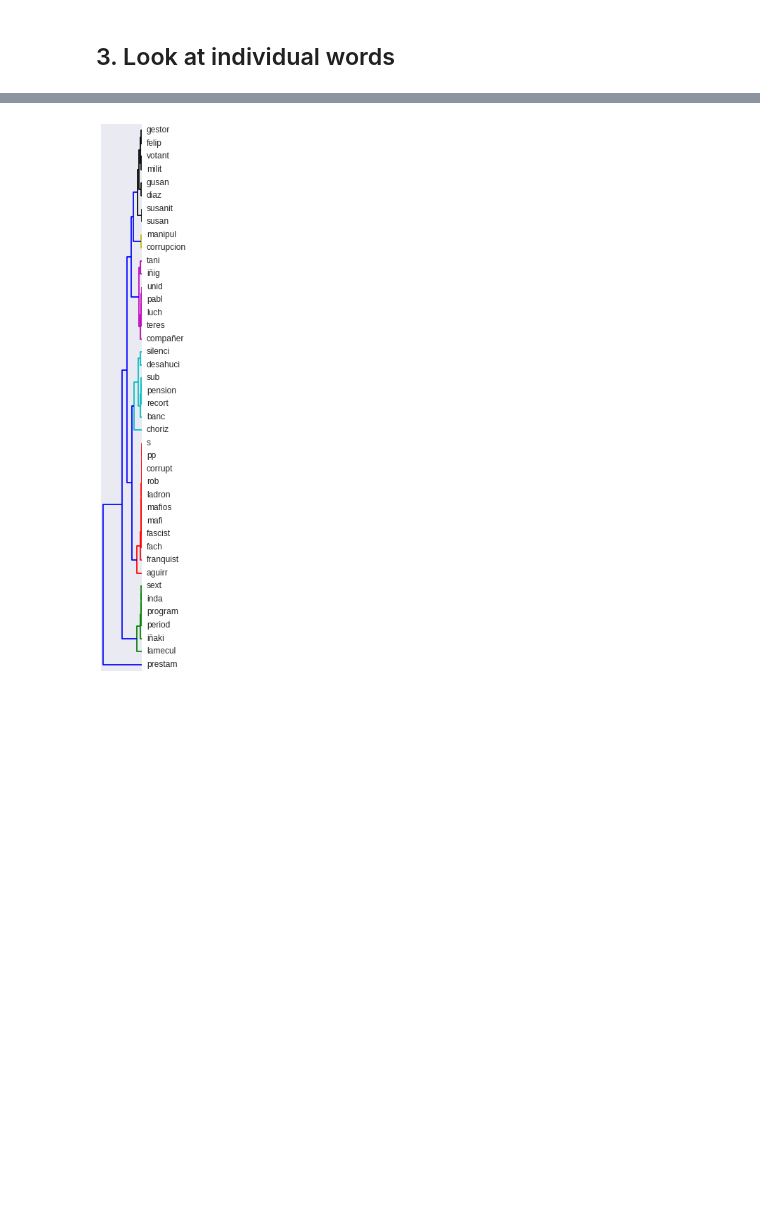
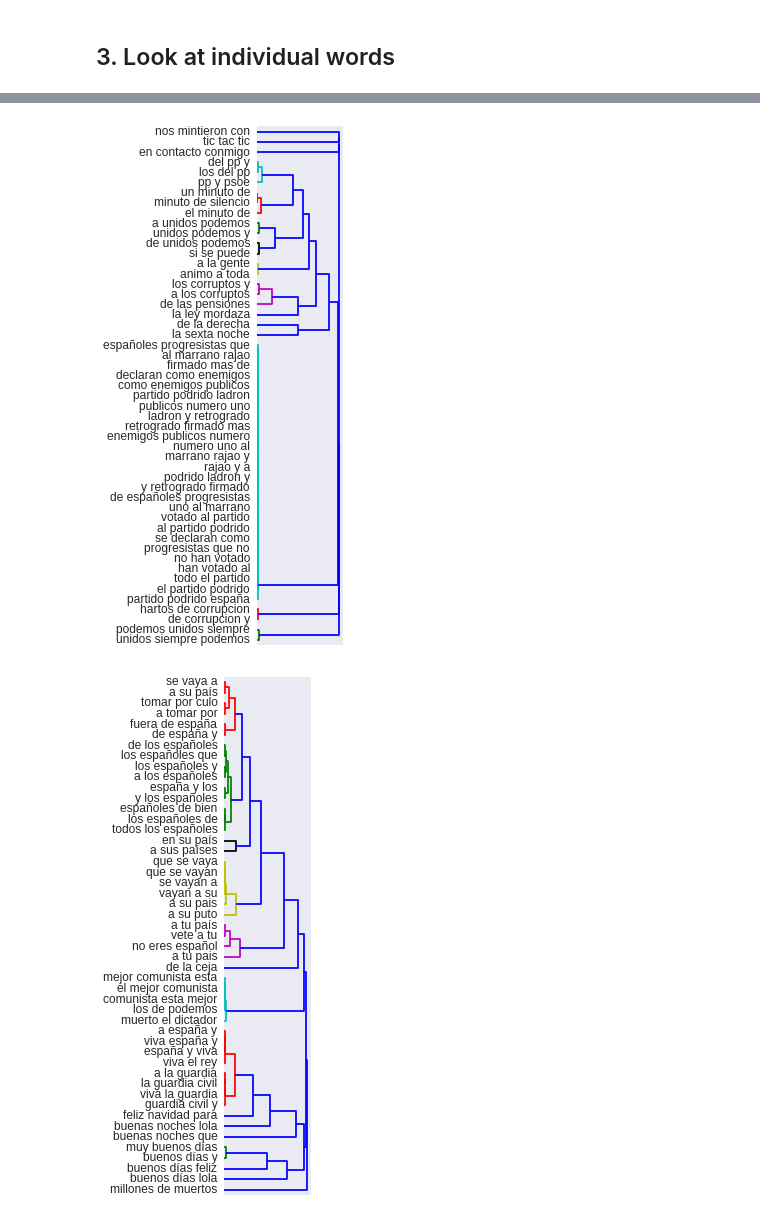
Before and after one commit to palmerabollo/facebook-group-crawler, a Jupyter notebook: analysis/Analysis_words.ipynb, the cells around one changed output, grey strips where cells are left out. Drawn from its saved outputs; the diff is of its cells as text; code cells hidden in the pictures; blank space fills up the shorter version.

Commit message:
n_groups instead of 2

```diff
--- a/analysis/Analysis_words.ipynb
+++ b/analysis/Analysis_words.ipynb
@@ -165,9 +254,11 @@ def study_coocur(mess,vocab,threshold=0.4):
 left_words,left_messages = return_words("../data/left_comments.txt",stemming=True)
 right_words,right_messages = return_words("../data/right_comments.txt",stemming=True)
 
+list_words_by_tag = [left_words,right_words]
 #All real words in each comment (one string per comment)
 left_mess = [" ".join(lm) for lm in left_messages]
 right_mess = [" ".join(rm) for rm in right_messages]
+list_messages_by_tag = [left_mess,right_mess]
 # %% [markdown]
 ## 3. Look at individual words
 # %%
@@ -183,0 +282,8 @@ right_vocab_iw = sorted(list(merged_df_limit_iw.loc[merged_df_limit_iw["perc_lef
+# %%
+#trigrams
+left_trigrams = [" ".join(lm[i:i+3]) for lm in left_messages for i in range(len(lm)-3)]
+right_trigrams = [" ".join(lm[i:i+3]) for lm in right_messages for i in range(len(lm)-3)]
+list_trigrams_by_tag = [left_trigrams,right_trigrams]
+merged_df_tri,list_tags = merge_words(list_trigrams_by_tag,list_tags=["left","right"])
+merged_df_limit_tri = get_prominence(merged_df_tri,list_tags)
+plot(merged_df_limit_tri,list_tags,"Set1")
@@ -184,4 +293,5 @@ right_vocab_iw = sorted(list(merged_df_limit_iw.loc[merged_df_limit_iw["perc_lef
 # %%
-left_groups_iw = study_coocur(left_mess,left_vocab_iw,0.2)
+all_groups = study_coocur(merged_df_limit_tri,list_tags,list_messages_by_tag,0.2)
 # %% [output]
-[figure, old version]
+[figure, new version]
+[figure, added]
```
Also changed, not shown: parts of 22 cells of this notebook, 1 other file.
